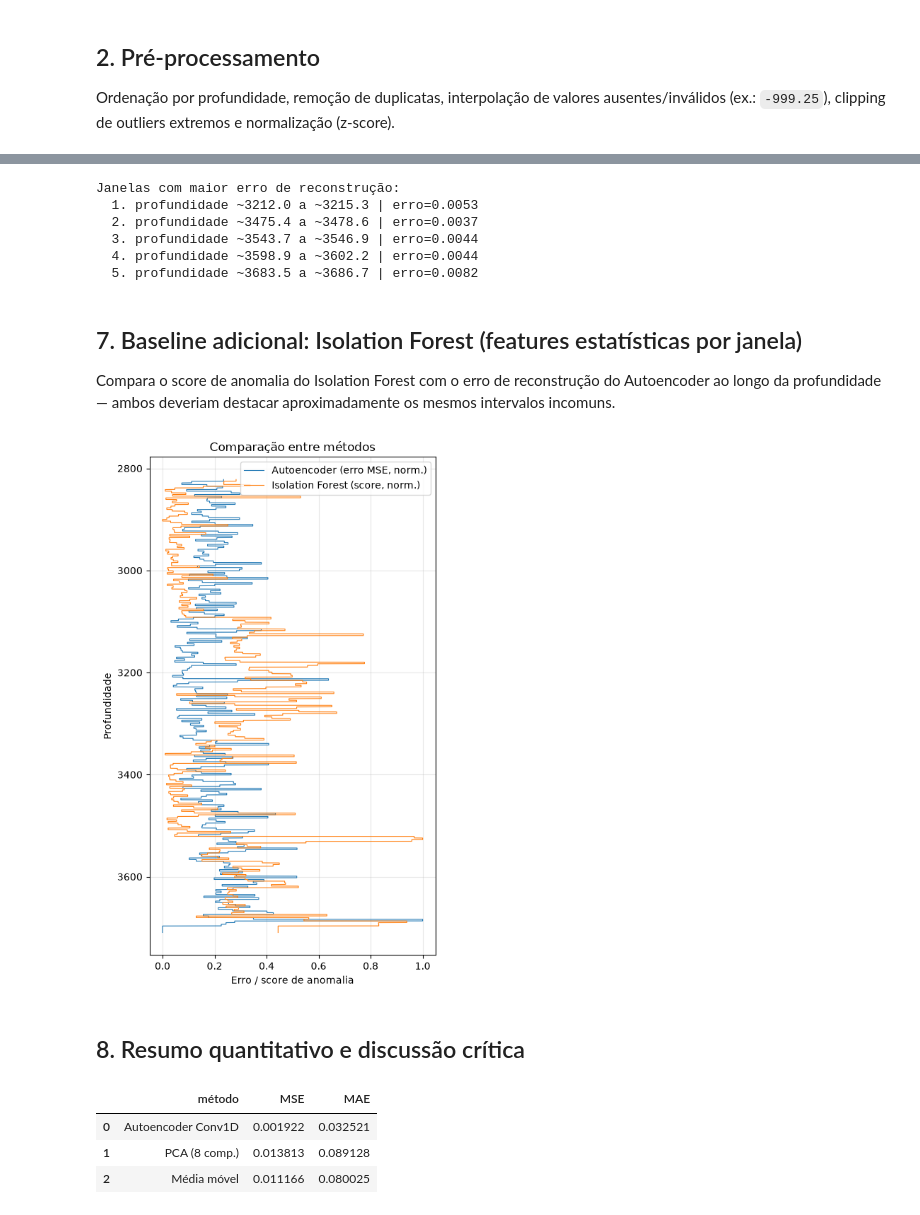
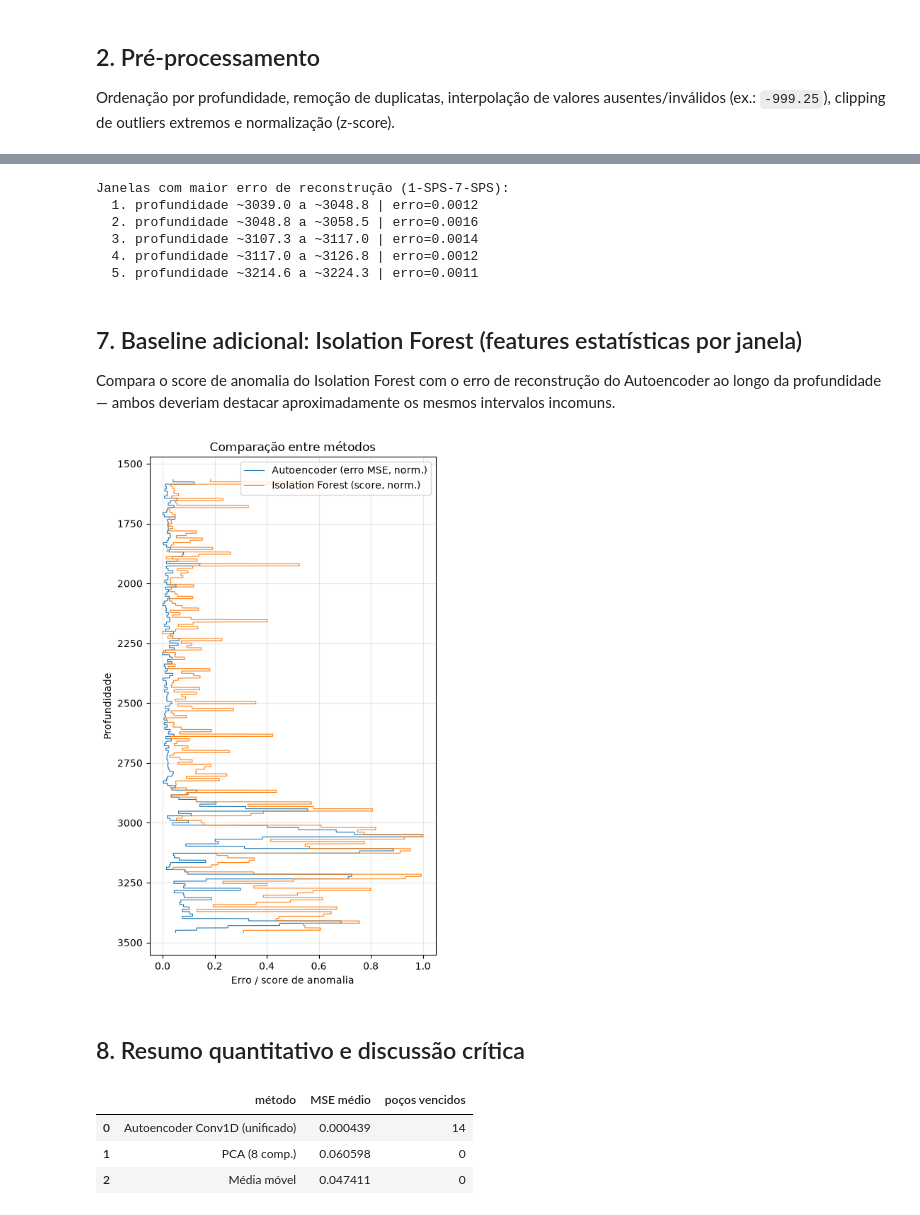
Before and after one commit to luiz-pytech/well-rag-autoencoder, a Jupyter notebook: notebooks/03_gamma_ray_autoencoder.ipynb, the cells around one changed output, grey strips where cells are left out. Drawn from its saved outputs; the diff is of its cells as text; code cells hidden in the pictures.

```diff
--- a/notebooks/03_gamma_ray_autoencoder.ipynb
+++ b/notebooks/03_gamma_ray_autoencoder.ipynb
@@ -103,14 +82,11 @@ Duas visões são mantidas:
 # %%
-WINDOW_SIZE = 64  # múltiplo de 4; ajuste para 128/256 se a curva for longa o suficiente
-STRIDE = 32        # 50% de sobreposição para treino/teste (mais amostras)
+well_ids = list_well_ids(GAMMA_RAY_DIR)
+print(f"{len(well_ids)} poços encontrados em {GAMMA_RAY_DIR}\n")
 
-windows = make_windows(depth, gr_norm, window_size=WINDOW_SIZE, stride=STRIDE)
-train, test = train_test_split_windows(windows, test_size=0.2, shuffle=True, seed=42)
+wells_data, skipped_wells = load_all_wells(GAMMA_RAY_DIR, window_size=WINDOW_SIZE, stride=STRIDE, well_ids=well_ids)
 
-# janelas sem sobreposição e sem shuffle, cobrindo toda a curva -> para o gráfico de erro x profundidade
-windows_ordered = make_windows(depth, gr_norm, window_size=WINDOW_SIZE, stride=WINDOW_SIZE)
-
-print(f"Total de janelas (treino/teste): {windows.data.shape}")
-print(f"Treino: {train.data.shape} | Teste: {test.data.shape}")
-print(f"Janelas ordenadas (para análise por profundidade): {windows_ordered.data.shape}")
+print(f"Poços com curva GR utilizável: {len(wells_data)}")
+print(f"Poços pulados (sem GR convencional ou dado insuficiente): {len(skipped_wells)}")
+total_windows = sum(w.shape[0] for w in wells_data.values())
+print(f"Total de janelas agregadas: {total_windows}")
 # %% [output]
@@ -212,16 +232,30 @@ Aqui usamos `windows_ordered` (janelas contíguas, sem sobreposição, cobrindo
 # %%
+# poço de teste com mais janelas -> curva mais rica para visualizar
+inspect_well_id = results_df.sort_values("n_windows", ascending=False).iloc[0]["well_id"]
+print(f"Poço escolhido para inspeção visual: {inspect_well_id}")
+
+dlis_files = sorted((GAMMA_RAY_DIR / inspect_well_id).rglob("*.dlis"))
+curve_i = None
+for fp in dlis_files:
+    try:
+        curve_i = load_gamma_ray(fp)
+        break
+    except ValueError:
+        continue
+
+depth_i, gr_norm_i, _ = preprocess_curve(curve_i.depth, curve_i.gamma_ray)
+windows_ordered = make_windows(depth_i, gr_norm_i, window_size=WINDOW_SIZE, stride=WINDOW_SIZE)
+
 full_recon = reconstruct(model, windows_ordered.data)
 
-# "achata" as janelas de volta em uma série contínua (não há sobreposição, então é uma concatenação direta)
 full_depth = np.concatenate([
-    depth[np.searchsorted(depth, s): np.searchsorted(depth, s) + WINDOW_SIZE]
+    depth_i[np.searchsorted(depth_i, s): np.searchsorted(depth_i, s) + WINDOW_SIZE]
     for s in windows_ordered.start_depths
 ])
 full_original_flat = windows_ordered.data.reshape(-1)
 full_recon_flat = full_recon.reshape(-1)
 
 per_window_error = reconstruction_error(windows_ordered.data, full_recon)
-# erro "espalhado" por amostra (repete o erro da janela para cada um dos seus pontos) -> alinhado com full_depth
 per_sample_error = np.repeat(per_window_error, WINDOW_SIZE)
 
 print(f"Curva reconstruída: {len(full_depth)} pontos em {len(per_window_error)} janelas")
@@ -249,55 +284,53 @@ plt.show()
 top_n = 5
 top_idx = np.argsort(per_window_error)[::-1][:top_n]
 
-print("Janelas com maior erro de reconstrução:")
+print(f"Janelas com maior erro de reconstrução ({inspect_well_id}):")
 for rank, i in enumerate(sorted(top_idx, key=lambda i: windows_ordered.start_depths[i]), start=1):
     start = windows_ordered.start_depths[i]
-    end = start + WINDOW_SIZE * np.median(np.diff(depth))
+    end = start + WINDOW_SIZE * np.median(np.diff(depth_i))
     print(f"  {rank}. profundidade ~{start:.1f} a ~{end:.1f} | erro={per_window_error[i]:.4f}")
 # %% [output]
-Janelas com maior erro de reconstrução:
-  1. profundidade ~3212.0 a ~3215.3 | erro=0.0053
-  2. profundidade ~3475.4 a ~3478.6 | erro=0.0037
-  3. profundidade ~3543.7 a ~3546.9 | erro=0.0044
-  4. profundidade ~3598.9 a ~3602.2 | erro=0.0044
-  5. profundidade ~3683.5 a ~3686.7 | erro=0.0082
+Janelas com maior erro de reconstrução (1-SPS-7-SPS):
+  1. profundidade ~3039.0 a ~3048.8 | erro=0.0012
+  2. profundidade ~3048.8 a ~3058.5 | erro=0.0016
+  3. profundidade ~3107.3 a ~3117.0 | erro=0.0014
+  4. profundidade ~3117.0 a ~3126.8 | erro=0.0012
+  5. profundidade ~3214.6 a ~3224.3 | erro=0.0011
 # %% [markdown]
 ## 7. Baseline adicional: Isolation Forest (features estatísticas por janela)
 
 Compara o score de anomalia do Isolation Forest com o erro de reconstrução do Autoencoder ao longo da profundidade — ambos deveriam destacar aproximadamente os mesmos intervalos incomuns.
 # %%
-# Treina o Isolation Forest nas janelas de treino (embaralhadas) e avalia nas janelas ordenadas (toda a curva)
-if_scores_ordered = isolation_forest_scores(train.data, windows_ordered.data, contamination=0.1)
+# Treina o Isolation Forest nas janelas de treino agregadas e avalia no poço de teste escolhido
+if_scores_ordered = isolation_forest_scores(fit_windows, windows_ordered.data, contamination=0.1)
 if_scores_per_sample = np.repeat(if_scores_ordered, WINDOW_SIZE)
 
 # normaliza os dois scores para [0, 1] só para facilitar a comparação visual (mesma escala no gráfico)
 def _minmax(x):
     return (x - x.min()) / (x.max() - x.min() + 1e-8)
 
 plot_method_comparison(
     full_depth,
     {
         "Autoencoder (erro MSE, norm.)": _minmax(per_sample_error),
         "Isolation Forest (score, norm.)": _minmax(if_scores_per_sample),
     },
 )
 plt.show()
 # %% [output]
-[figure, old version]
+[figure, new version]
 # %% [markdown]
 ## 8. Resumo quantitativo e discussão crítica
 # %%
-import pandas as pd
-
 summary = pd.DataFrame([
-    {"método": "Autoencoder Conv1D", "MSE": ae_scores.mse, "MAE": ae_scores.mae},
-    {"método": "PCA (8 comp.)", "MSE": pca_scores.mse, "MAE": pca_scores.mae},
-    {"método": "Média móvel", "MSE": ma_scores.mse, "MAE": ma_scores.mae},
+    {"método": "Autoencoder Conv1D (unificado)", "MSE médio": results_df["ae_mse"].mean(), "poços vencidos": n_ae_wins},
+    {"método": "PCA (8 comp.)", "MSE médio": results_df["pca_mse"].mean(), "poços vencidos": (results_df["melhor"] == "PCA").sum()},
+    {"método": "Média móvel", "MSE médio": results_df["ma_mse"].mean(), "poços vencidos": (results_df["melhor"] == "Média móvel").sum()},
 ])
 summary
 # %% [output]
-|  | método | MSE | MAE |
-| 0 | Autoencoder Conv1D | 0.001922 | 0.032521 |
-| 1 | PCA (8 comp.) | 0.013813 | 0.089128 |
-| 2 | Média móvel | 0.011166 | 0.080025 |
+|  | método | MSE médio | poços vencidos |
+| 0 | Autoencoder Conv1D (unificado) | 0.000439 | 14 |
+| 1 | PCA (8 comp.) | 0.060598 | 0 |
+| 2 | Média móvel | 0.047411 | 0 |
 # %% [markdown]
```
Also changed, not shown: parts of 19 cells of this notebook, 15 other files.
